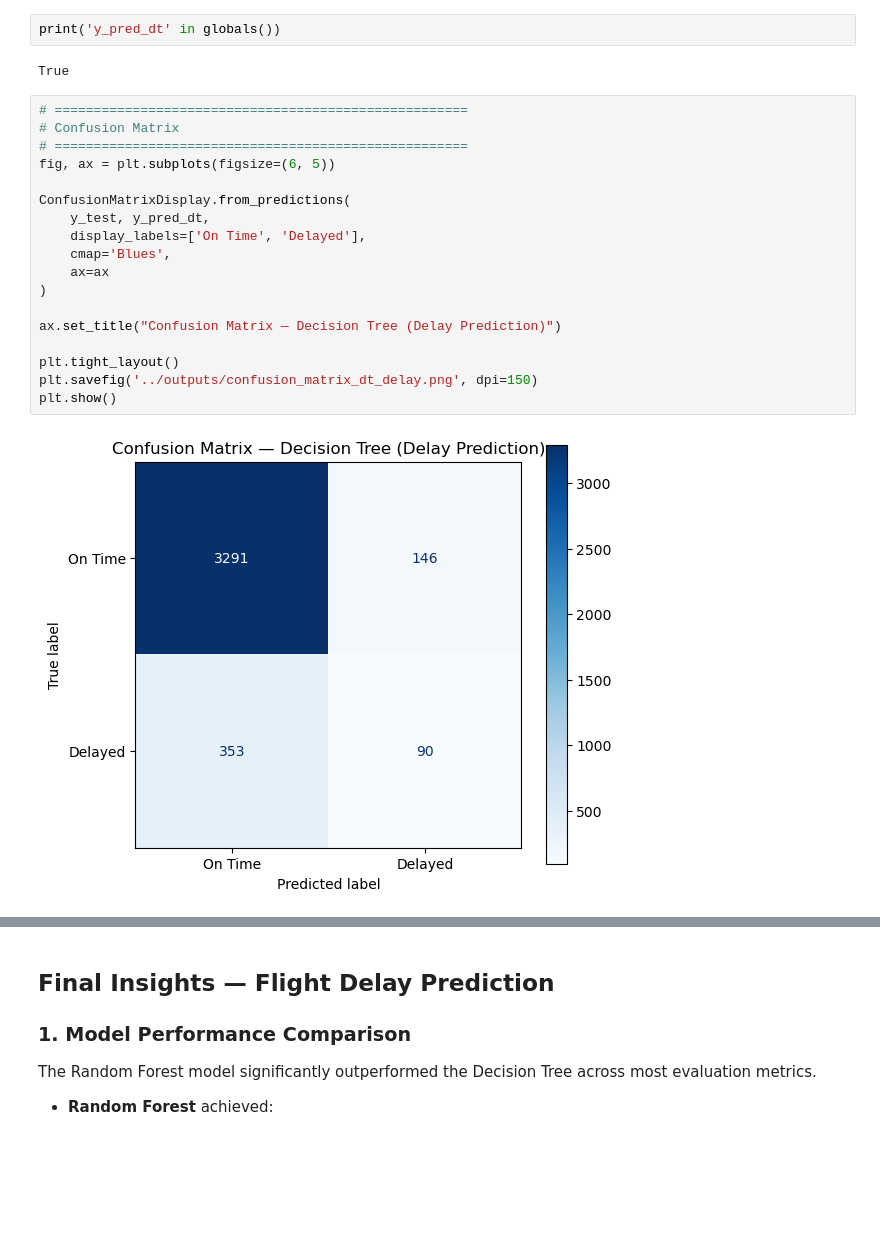
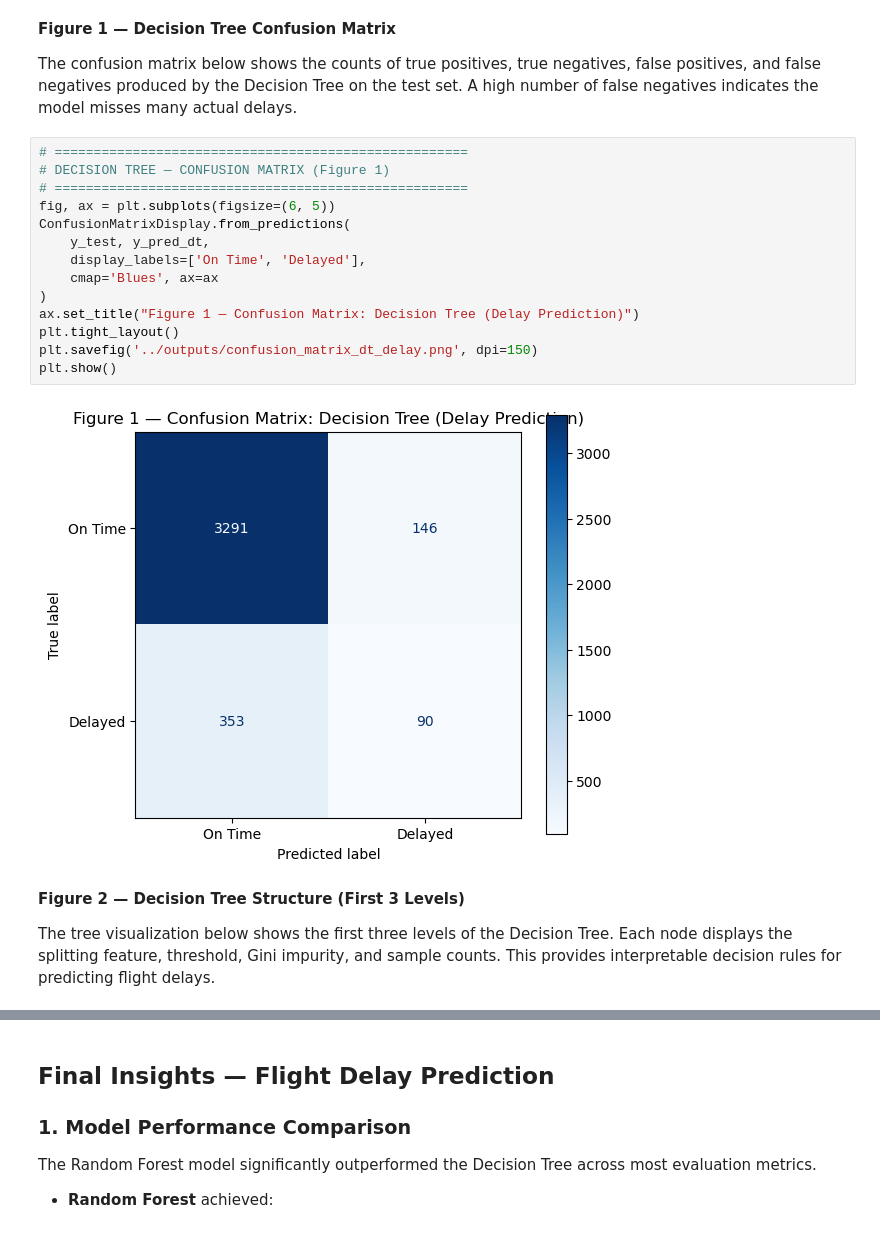
Before and after one commit to CFarron/CAP_3764_2026_Spring_Team_2, a Jupyter notebook: notebooks/03_tree_based_model.ipynb, the cells around one changed output, grey strips where cells are left out. Saved outputs shown, nothing was run; the diff lists cells and outputs as text; blank space fills up the shorter version.

```diff
--- a/notebooks/03_tree_based_model.ipynb
+++ b/notebooks/03_tree_based_model.ipynb
@@ -185,26 +222,26 @@ auc_dt = roc_auc_score(y_test, y_prob_dt)
-# %%
-print('y_pred_dt' in globals())
-# %% [output]
-True
+# %% [markdown]
+**Figure 1 — Decision Tree Confusion Matrix**
+
+The confusion matrix below shows the counts of true positives, true negatives, false positives, and false negatives produced by the Decision Tree on the test set. A high number of false negatives indicates the model misses many actual delays.
 # %%
 # =====================================================
-# Confusion Matrix
+# DECISION TREE — CONFUSION MATRIX (Figure 1)
 # =====================================================
 fig, ax = plt.subplots(figsize=(6, 5))
-
 ConfusionMatrixDisplay.from_predictions(
     y_test, y_pred_dt,
     display_labels=['On Time', 'Delayed'],
-    cmap='Blues',
-    ax=ax
+    cmap='Blues', ax=ax
 )
-
-ax.set_title("Confusion Matrix — Decision Tree (Delay Prediction)")
-
+ax.set_title("Figure 1 — Confusion Matrix: Decision Tree (Delay Prediction)")
 plt.tight_layout()
 plt.savefig('../outputs/confusion_matrix_dt_delay.png', dpi=150)
 plt.show()
 # %% [output]
-[figure, old version]
+[figure, new version]
+# %% [markdown]
+**Figure 2 — Decision Tree Structure (First 3 Levels)**
+
+The tree visualization below shows the first three levels of the Decision Tree. Each node displays the splitting feature, threshold, Gini impurity, and sample counts. This provides interpretable decision rules for predicting flight delays.
 # %%
 # =====================================================
```
Also changed, not shown: parts of 56 cells of this notebook.
